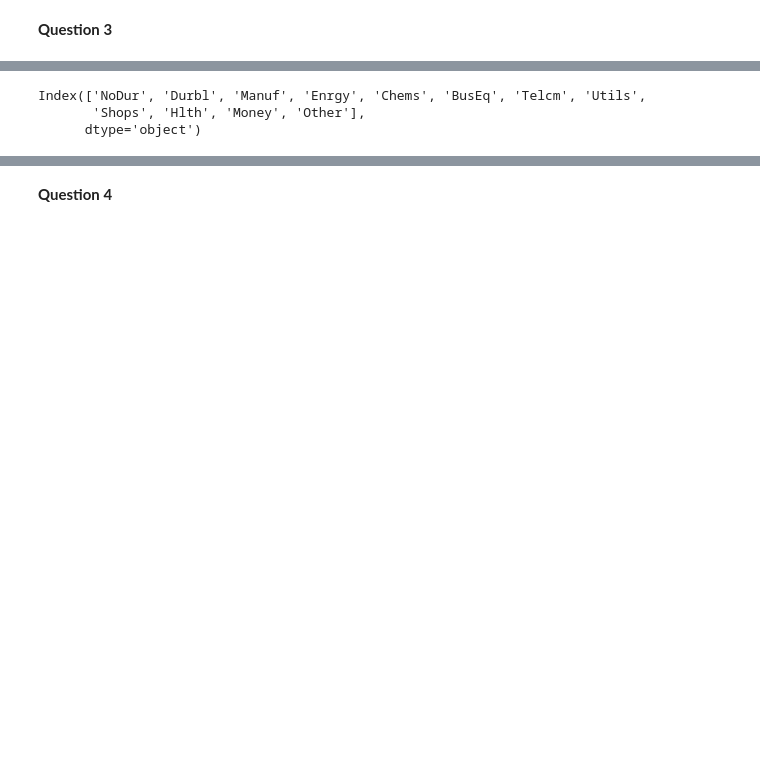
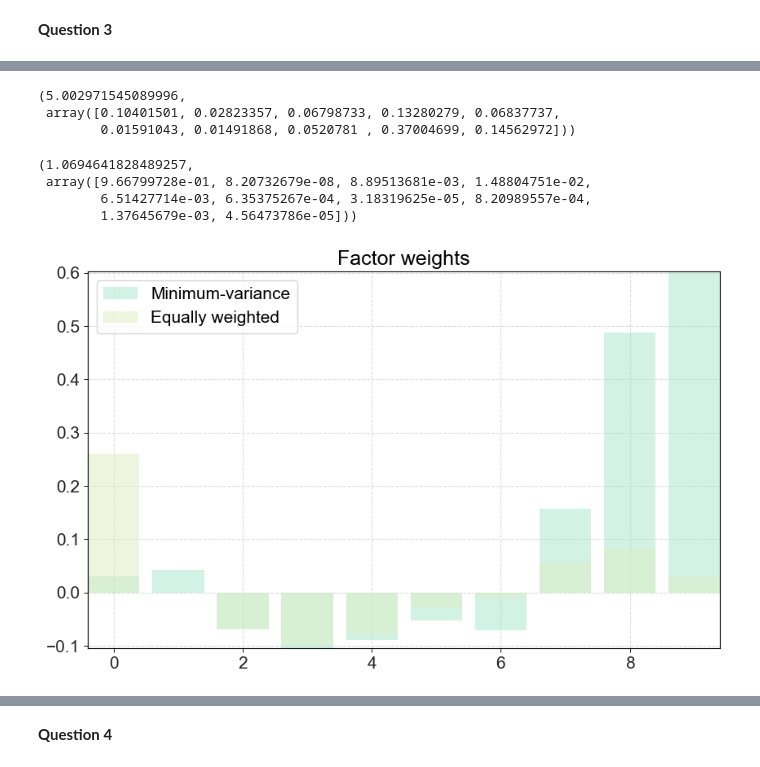
Before and after one commit to staxmetrics/python_for_the_financial_economist, a Jupyter notebook: lectures_and_exercises/2023/week_10/exercises_week_10.ipynb, the cells around one changed output, grey strips where cells are left out. Saved outputs shown, nothing was run; the diff lists cells and outputs as text; code cells hidden in the pictures; blank space fills up the shorter version.

```diff
--- a/lectures_and_exercises/2023/week_10/exercises_week_10.ipynb
+++ b/lectures_and_exercises/2023/week_10/exercises_week_10.ipynb
@@ -191,0 +112,14 @@ array([0.04199629, 0.02989873, 0.05231116, 0.04138533, 0.02535881,
+# %%
+"""
+Define inputs
+"""
+
+corr_mat = np.array([[1.0, 0.85, 0.5, 0.45],
+                     [0.85, 1.0, 0.5, 0.45],
+                     [0.5, 0.5, 1.0, 0.9],
+                     [0.45, 0.45, 0.9, 1.0]])
+
+vols = np.array([5.0, 5.0, 22.0, 22.0]) / np.sqrt(12) / 100.0
+mu = np.array([3.2, 3.12, 8.0, 8.2]) / 100.0
+
+cov_mat = corr_to_cov_matrix(corr_mat, vols)
@@ -209,5 +404,2 @@ array([0.08498526, 0.11536   , 0.10696   , 0.11178526, 0.08409684,
 # %% [markdown]
 __Question 3__
-# %%
-# annualized covariance matrix
-cov_mat = ind_mc_weighted.cov().values * 12.0
@@ -221,6 +406,40 @@ array([0.03430915, 0.09489067, 0.07223744, 0.05767011, 0.04533135,
-# %%
-asset_list
-# %% [output]
-Index(['NoDur', 'Durbl', 'Manuf', 'Enrgy', 'Chems', 'BusEq', 'Telcm', 'Utils',
-       'Shops', 'Hlth', 'Money', 'Other'],
-      dtype='object')
+# %%
+eq_weights = np.ones(num_assets) / num_assets
+# %%
+# calculate eigenvalues and eigenvectors
+eigvals, eigvec = np.linalg.eigh(cov_mat)
+
+# sort
+idx = np.argsort(-eigvals)
+pca_mat = eigvec[:, idx]
+factor_variances = eigvals[idx]
+# %%
+"""
+Minimum-variance
+"""
+
+dm.calculate_enb(w_min_var, transition_matrix=pca_mat, factor_variances=factor_variances, alpha=2)
+# %% [output]
+(5.002971545089996,
+ array([0.10401501, 0.02823357, 0.06798733, 0.13280279, 0.06837737,
+        0.01591043, 0.01491868, 0.0520781 , 0.37004699, 0.14562972]))
+# %%
+"""
+Equal weights
+"""
+
+dm.calculate_enb(eq_weights, transition_matrix=pca_mat, factor_variances=factor_variances, alpha=2)
+# %% [output]
+(1.0694641828489257,
+ array([9.66799728e-01, 8.20732679e-08, 8.89513681e-03, 1.48804751e-02,
+        6.51427714e-03, 6.35375267e-04, 3.18319625e-05, 8.20989557e-04,
+        1.37645679e-03, 4.56473786e-05]))
+# %%
+fig, ax = plt.subplots(figsize=(10, 6))
+
+ax.bar(range(num_assets), pca_mat.T @ w_min_var, alpha=0.5, label="Minimum-variance")
+ax.bar(range(num_assets), pca_mat.T @ eq_weights, alpha=0.5, label="Equally weighted")
+ax.set_title("Factor weights")
+ax.legend();
+# %% [output]
+[figure, added]
```
Also changed, not shown: parts of 51 cells of this notebook, 5 other files.
